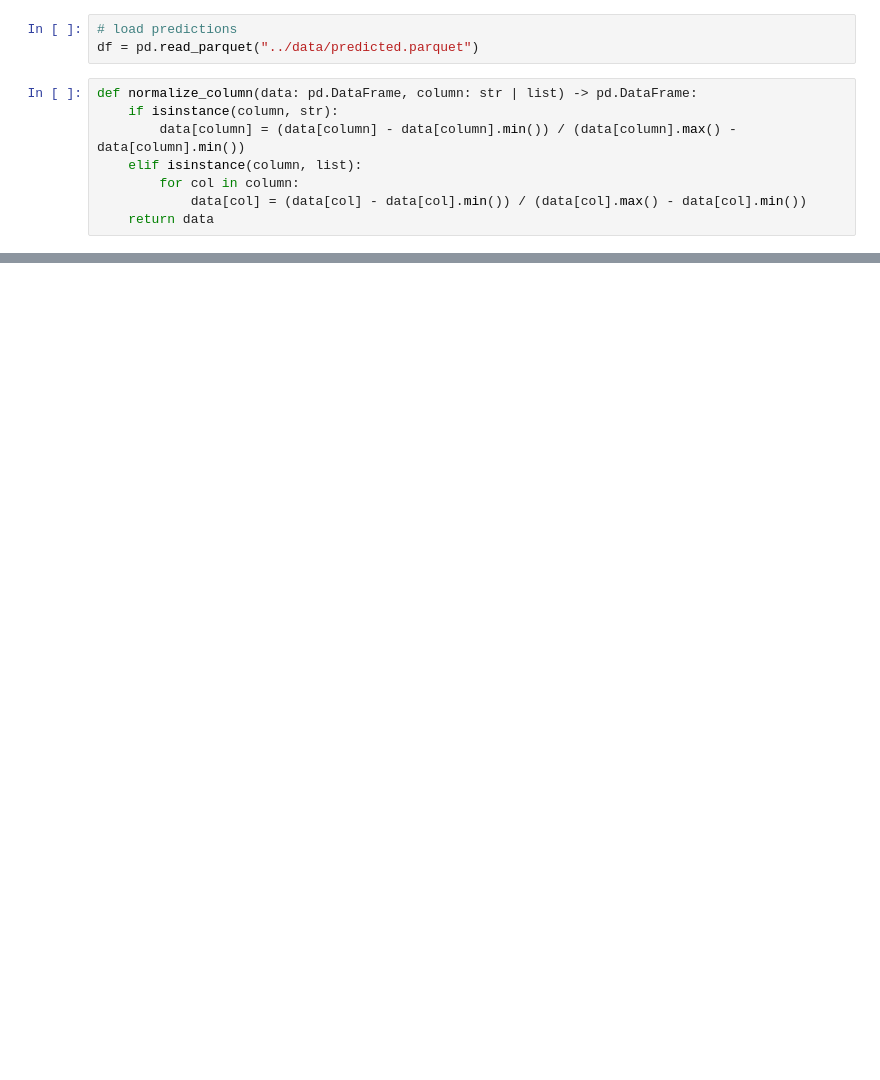
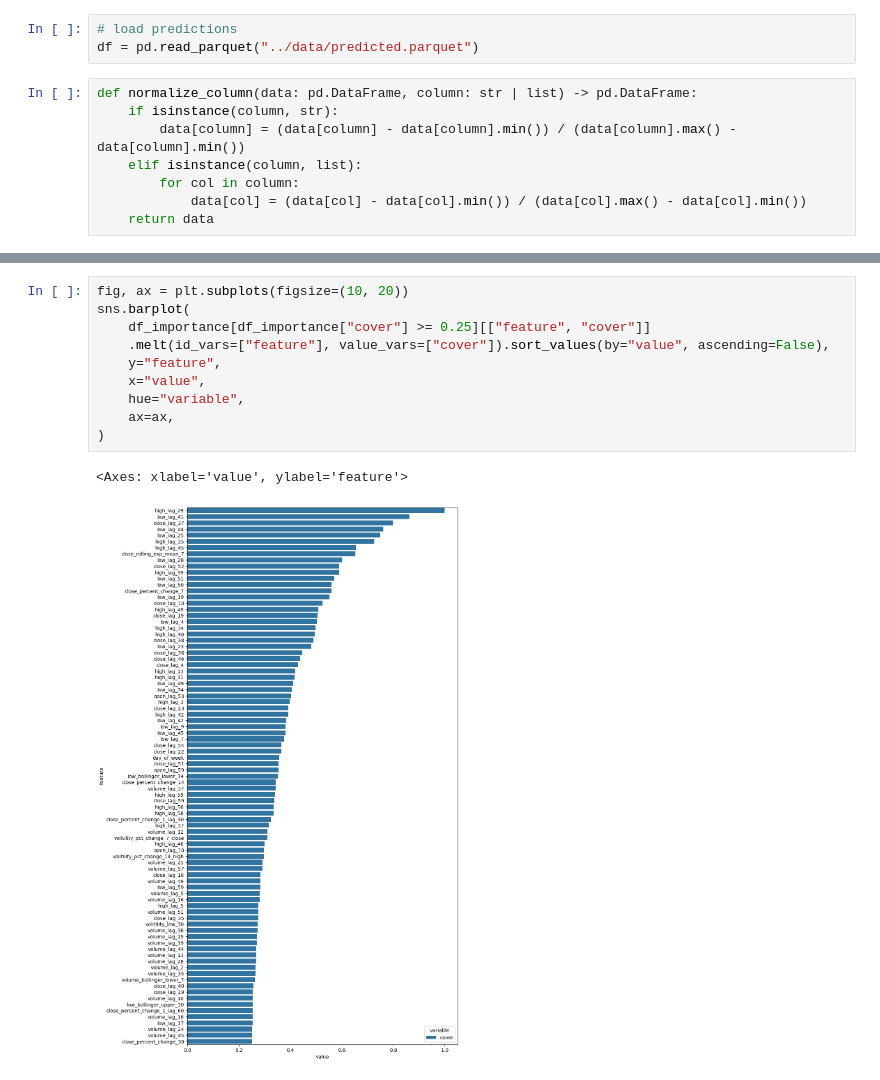
Before and after one commit to uhstray-io/PyStockBot, a Jupyter notebook: src/analyze_model.ipynb, the cells around one changed output, grey strips where cells are left out. Saved outputs shown, nothing was run; the diff lists cells and outputs as text; blank space fills up the shorter version.

```diff
--- a/src/analyze_model.ipynb
+++ b/src/analyze_model.ipynb
@@ -166,0 +182,13 @@ sns.barplot(
+# %%
+fig, ax = plt.subplots(figsize=(10, 20))
+sns.barplot(
+    df_importance[df_importance["cover"] >= 0.25][["feature", "cover"]]
+    .melt(id_vars=["feature"], value_vars=["cover"]).sort_values(by="value", ascending=False),
+    y="feature",
+    x="value",
+    hue="variable",
+    ax=ax,
+)
+# %% [output]
+<Axes: xlabel='value', ylabel='feature'>
+[figure, added]
```
Also changed, not shown: parts of 9 cells of this notebook, 3 other files.
